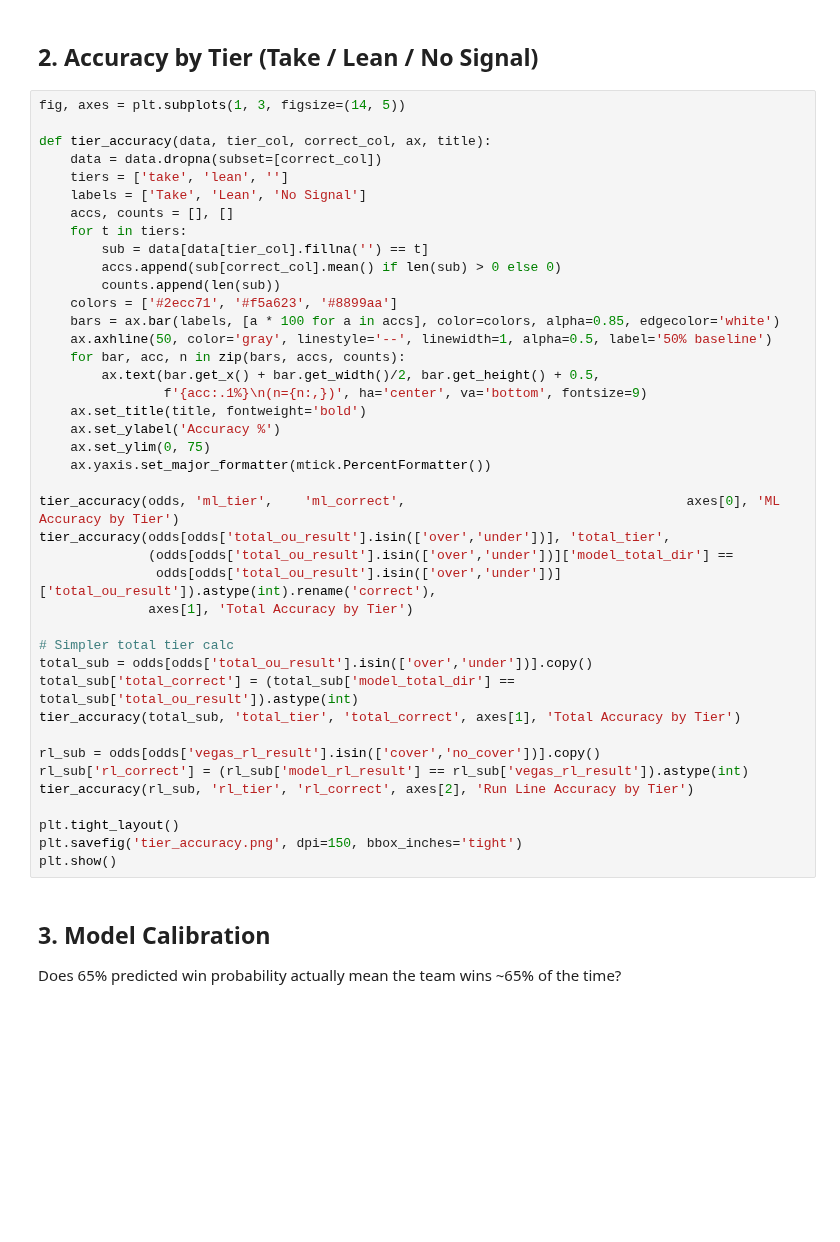
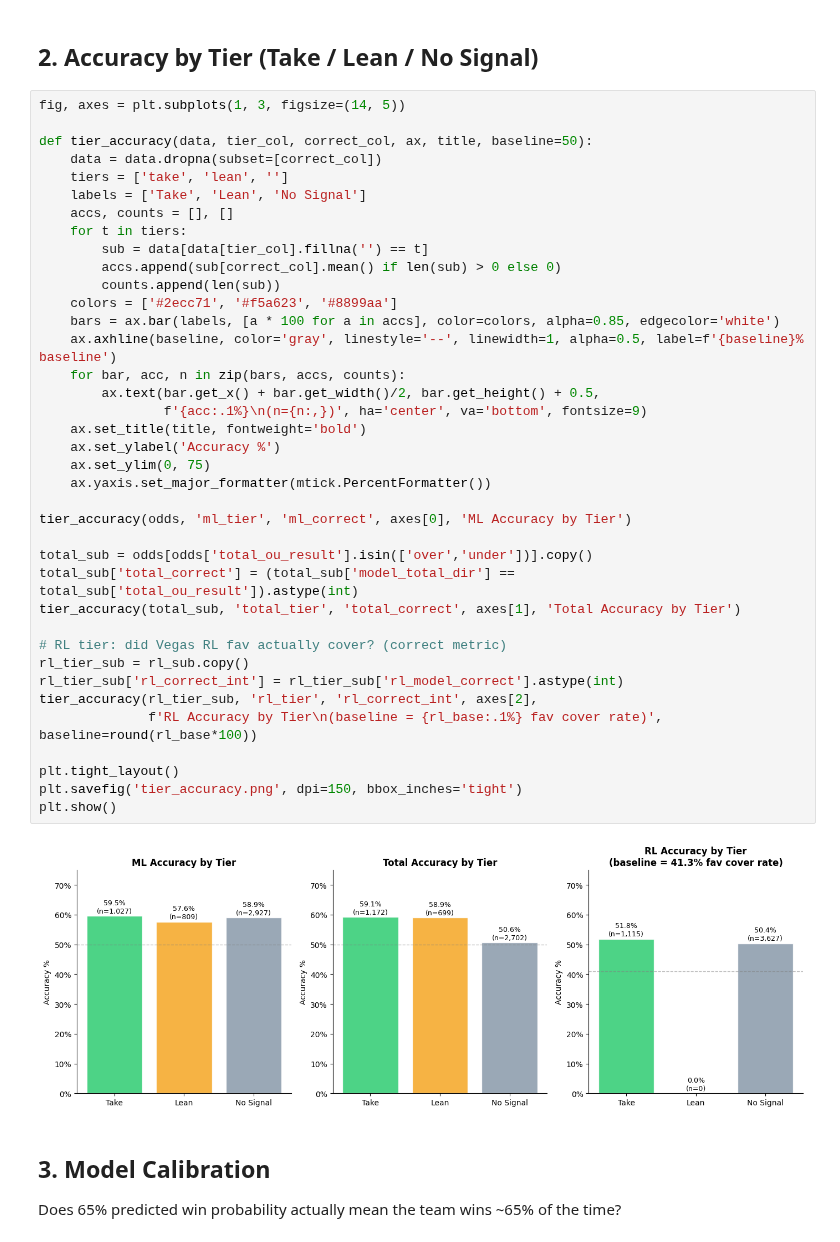
Before and after one commit to speiser11/NCAAB-LS-Model, a Jupyter notebook: scripts/analyze_mlb_backtest.ipynb, the cells around one changed output. Saved outputs shown, nothing was run; the diff lists cells and outputs as text; blank space fills up the shorter version.

```diff
--- a/scripts/analyze_mlb_backtest.ipynb
+++ b/scripts/analyze_mlb_backtest.ipynb
@@ -68,44 +128,43 @@ print(f'\nBaseline (coin flip): 50.0%')
 # %%
 fig, axes = plt.subplots(1, 3, figsize=(14, 5))
 
-def tier_accuracy(data, tier_col, correct_col, ax, title):
+def tier_accuracy(data, tier_col, correct_col, ax, title, baseline=50):
     data = data.dropna(subset=[correct_col])
     tiers = ['take', 'lean', '']
     labels = ['Take', 'Lean', 'No Signal']
     accs, counts = [], []
     for t in tiers:
         sub = data[data[tier_col].fillna('') == t]
         accs.append(sub[correct_col].mean() if len(sub) > 0 else 0)
         counts.append(len(sub))
     colors = ['#2ecc71', '#f5a623', '#8899aa']
     bars = ax.bar(labels, [a * 100 for a in accs], color=colors, alpha=0.85, edgecolor='white')
-    ax.axhline(50, color='gray', linestyle='--', linewidth=1, alpha=0.5, label='50% baseline')
+    ax.axhline(baseline, color='gray', linestyle='--', linewidth=1, alpha=0.5, label=f'{baseline}% baseline')
     for bar, acc, n in zip(bars, accs, counts):
         ax.text(bar.get_x() + bar.get_width()/2, bar.get_height() + 0.5,
                 f'{acc:.1%}\n(n={n:,})', ha='center', va='bottom', fontsize=9)
     ax.set_title(title, fontweight='bold')
     ax.set_ylabel('Accuracy %')
     ax.set_ylim(0, 75)
     ax.yaxis.set_major_formatter(mtick.PercentFormatter())
 
-tier_accuracy(odds, 'ml_tier',    'ml_correct',                                    axes[0], 'ML Accuracy by Tier')
-tier_accuracy(odds[odds['total_ou_result'].isin(['over','under'])], 'total_tier',
-              (odds[odds['total_ou_result'].isin(['over','under'])]['model_total_dir'] ==
-               odds[odds['total_ou_result'].isin(['over','under'])]['total_ou_result']).astype(int).rename('correct'),
-              axes[1], 'Total Accuracy by Tier')
+tier_accuracy(odds, 'ml_tier', 'ml_correct', axes[0], 'ML Accuracy by Tier')
 
-# Simpler total tier calc
 total_sub = odds[odds['total_ou_result'].isin(['over','under'])].copy()
 total_sub['total_correct'] = (total_sub['model_total_dir'] == total_sub['total_ou_result']).astype(int)
 tier_accuracy(total_sub, 'total_tier', 'total_correct', axes[1], 'Total Accuracy by Tier')
 
-rl_sub = odds[odds['vegas_rl_result'].isin(['cover','no_cover'])].copy()
-rl_sub['rl_correct'] = (rl_sub['model_rl_result'] == rl_sub['vegas_rl_result']).astype(int)
-tier_accuracy(rl_sub, 'rl_tier', 'rl_correct', axes[2], 'Run Line Accuracy by Tier')
+# RL tier: did Vegas RL fav actually cover? (correct metric)
+rl_tier_sub = rl_sub.copy()
+rl_tier_sub['rl_correct_int'] = rl_tier_sub['rl_model_correct'].astype(int)
+tier_accuracy(rl_tier_sub, 'rl_tier', 'rl_correct_int', axes[2],
+              f'RL Accuracy by Tier\n(baseline = {rl_base:.1%} fav cover rate)', baseline=round(rl_base*100))
 
 plt.tight_layout()
 plt.savefig('tier_accuracy.png', dpi=150, bbox_inches='tight')
 plt.show()
+# %% [output]
+[figure, added]
 # %% [markdown]
 ## 3. Model Calibration
 Does 65% predicted win probability actually mean the team wins ~65% of the time?
```
Also changed, not shown: parts of 18 cells of this notebook, 6 other files.
